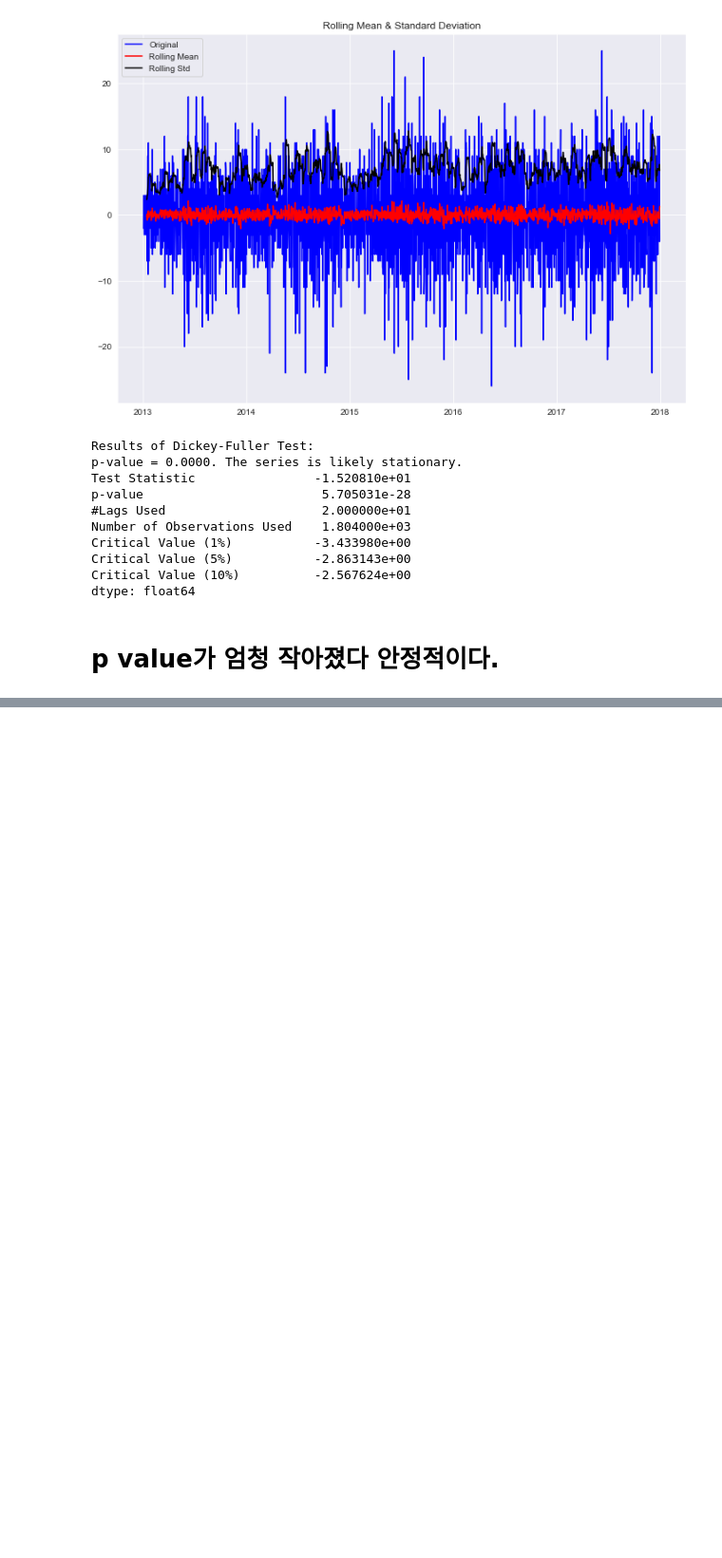
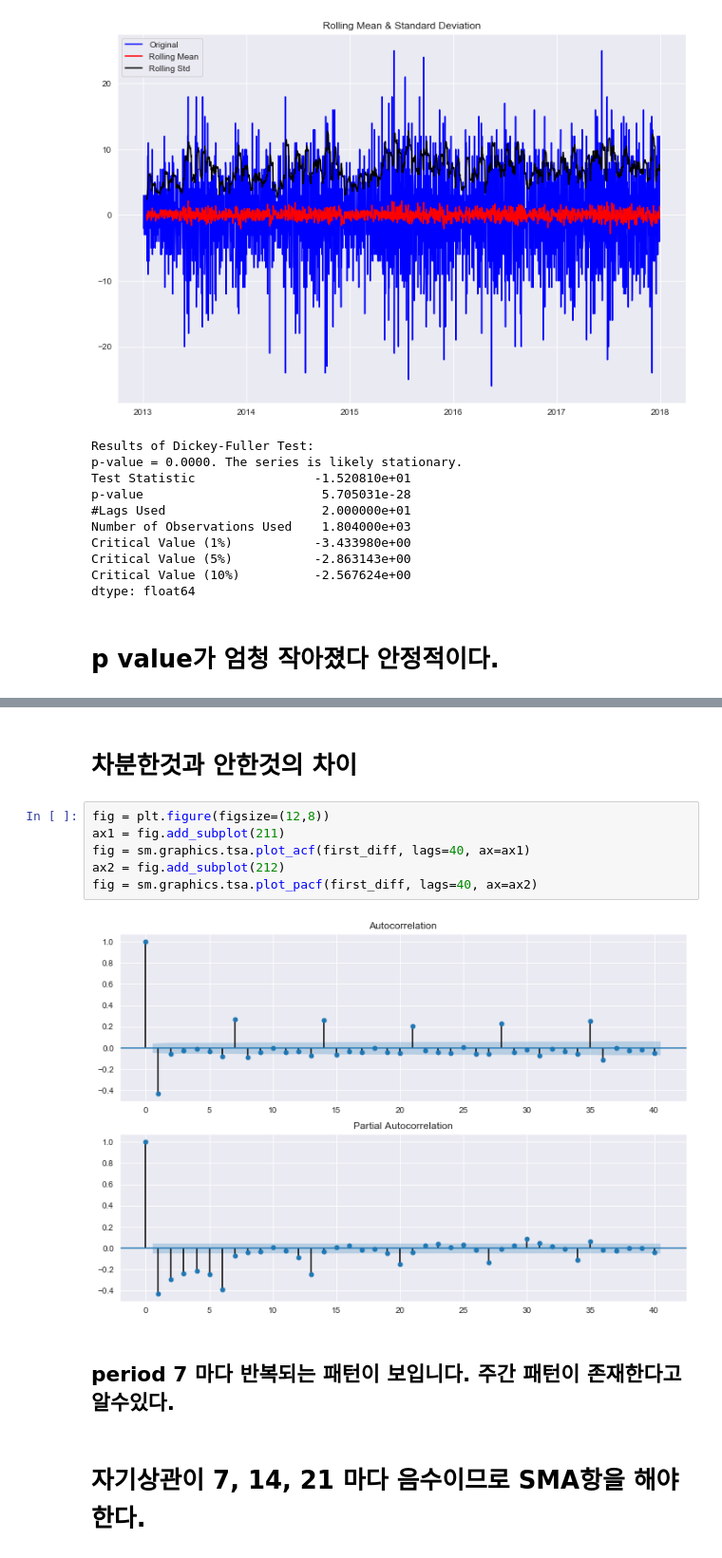
Before and after one commit to choiinsung276/kaggleStudy, a Jupyter notebook: Store Item.ipynb, the cells around one changed output, grey strips where cells are left out. Shown: that part at 95% size. Drawn from its saved outputs; the diff is of its cells as text; blank space fills up the shorter version.

```diff
--- a/Store Item.ipynb
+++ b/Store Item.ipynb
@@ -161,0 +172,14 @@ dtype: float64
+# %% [markdown]
+# 차분한것과 안한것의 차이
+# %%
+fig = plt.figure(figsize=(12,8))
+ax1 = fig.add_subplot(211)
+fig = sm.graphics.tsa.plot_acf(first_diff, lags=40, ax=ax1)
+ax2 = fig.add_subplot(212)
+fig = sm.graphics.tsa.plot_pacf(first_diff, lags=40, ax=ax2)
+# %% [output]
+[figure, added]
+# %% [markdown]
+## period 7 마다  반복되는 패턴이 보입니다. 주간 패턴이 존재한다고 알수있다.
+# %% [markdown]
+# 자기상관이 7, 14, 21 마다 음수이므로 SMA항을 해야한다.
```
Also changed, not shown: parts of 13 cells of this notebook.
